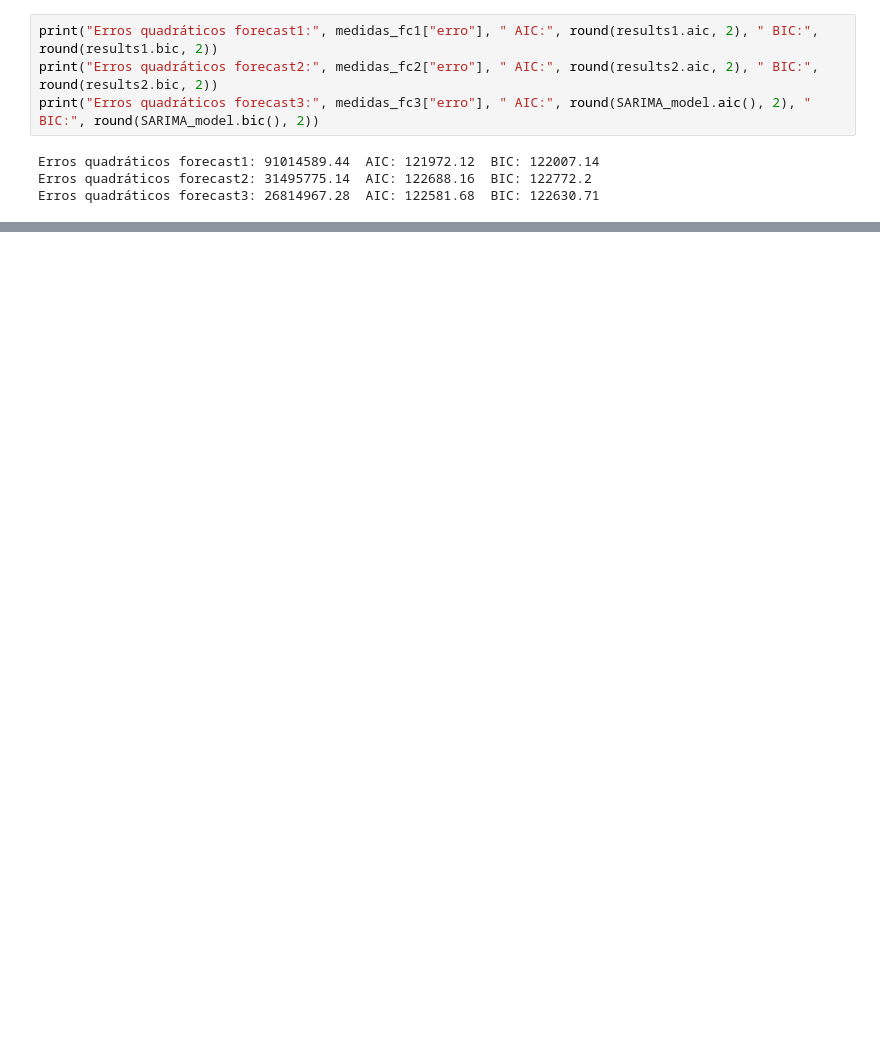
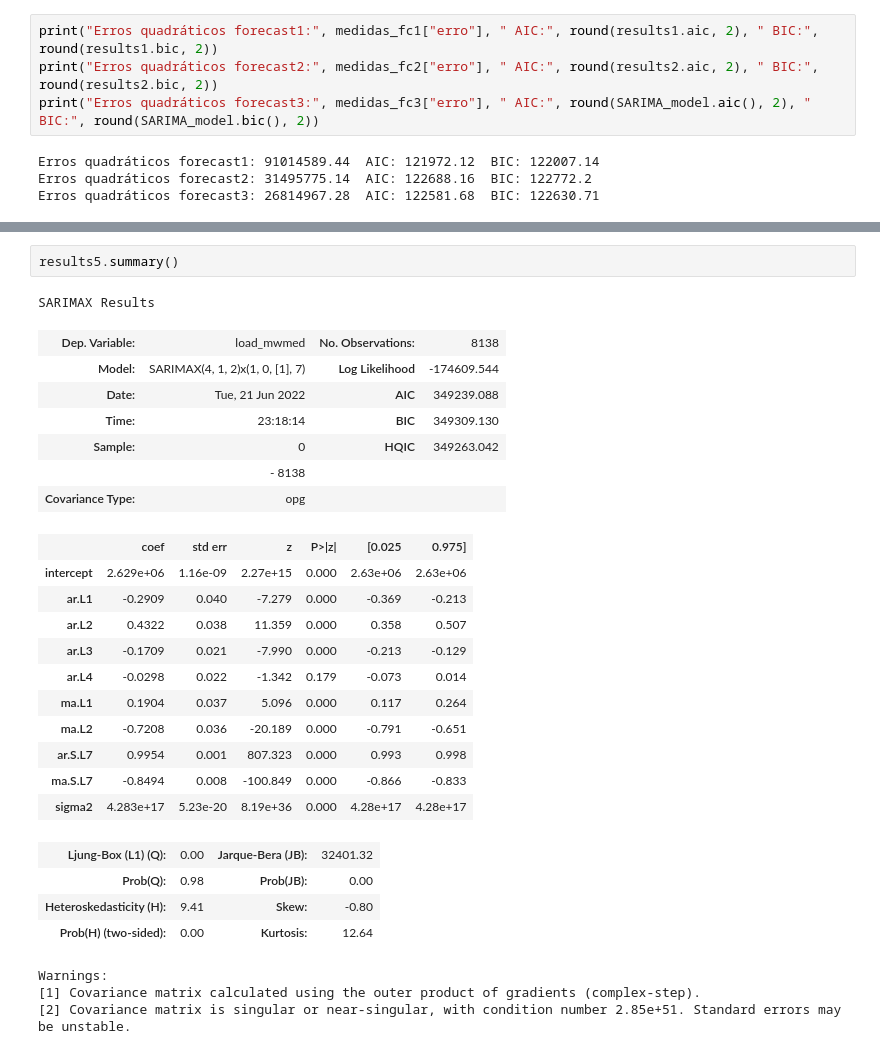
Before and after one commit to matheus-vizzotto/projecao_demanda_eletrica, a Jupyter notebook: models_tests/sarima.ipynb, the cells around one changed output, grey strips where cells are left out. Drawn from its saved outputs; the diff is of its cells as text; blank space fills up the shorter version.

```diff
--- a/models_tests/sarima.ipynb
+++ b/models_tests/sarima.ipynb
@@ -353,0 +488,29 @@ Erros quadráticos forecast3: 26814967.28  AIC: 122581.68  BIC: 122630.71
+# %%
+results5.summary()
+# %% [output]
+SARIMAX Results
+| Dep. Variable: | load_mwmed | No. Observations: | 8138 |
+| Model: | SARIMAX(4, 1, 2)x(1, 0, [1], 7) | Log Likelihood | -174609.544 |
+| Date: | Tue, 21 Jun 2022 | AIC | 349239.088 |
+| Time: | 23:18:14 | BIC | 349309.130 |
+| Sample: | 0 | HQIC | 349263.042 |
+|  | - 8138 |  |  |
+| Covariance Type: | opg |  |  |
+|  | coef | std err | z | P>|z| | [0.025 | 0.975] |
+| intercept | 2.629e+06 | 1.16e-09 | 2.27e+15 | 0.000 | 2.63e+06 | 2.63e+06 |
+| ar.L1 | -0.2909 | 0.040 | -7.279 | 0.000 | -0.369 | -0.213 |
+| ar.L2 | 0.4322 | 0.038 | 11.359 | 0.000 | 0.358 | 0.507 |
+| ar.L3 | -0.1709 | 0.021 | -7.990 | 0.000 | -0.213 | -0.129 |
+| ar.L4 | -0.0298 | 0.022 | -1.342 | 0.179 | -0.073 | 0.014 |
+| ma.L1 | 0.1904 | 0.037 | 5.096 | 0.000 | 0.117 | 0.264 |
+| ma.L2 | -0.7208 | 0.036 | -20.189 | 0.000 | -0.791 | -0.651 |
+| ar.S.L7 | 0.9954 | 0.001 | 807.323 | 0.000 | 0.993 | 0.998 |
+| ma.S.L7 | -0.8494 | 0.008 | -100.849 | 0.000 | -0.866 | -0.833 |
+| sigma2 | 4.283e+17 | 5.23e-20 | 8.19e+36 | 0.000 | 4.28e+17 | 4.28e+17 |
+| Ljung-Box (L1) (Q): | 0.00 | Jarque-Bera (JB): | 32401.32 |
+| Prob(Q): | 0.98 | Prob(JB): | 0.00 |
+| Heteroskedasticity (H): | 9.41 | Skew: | -0.80 |
+| Prob(H) (two-sided): | 0.00 | Kurtosis: | 12.64 |
+Warnings:
+[1] Covariance matrix calculated using the outer product of gradients (complex-step).
+[2] Covariance matrix is singular or near-singular, with condition number 2.85e+51. Standard errors may be unstable.
```
Also changed, not shown: parts of 14 cells of this notebook.
